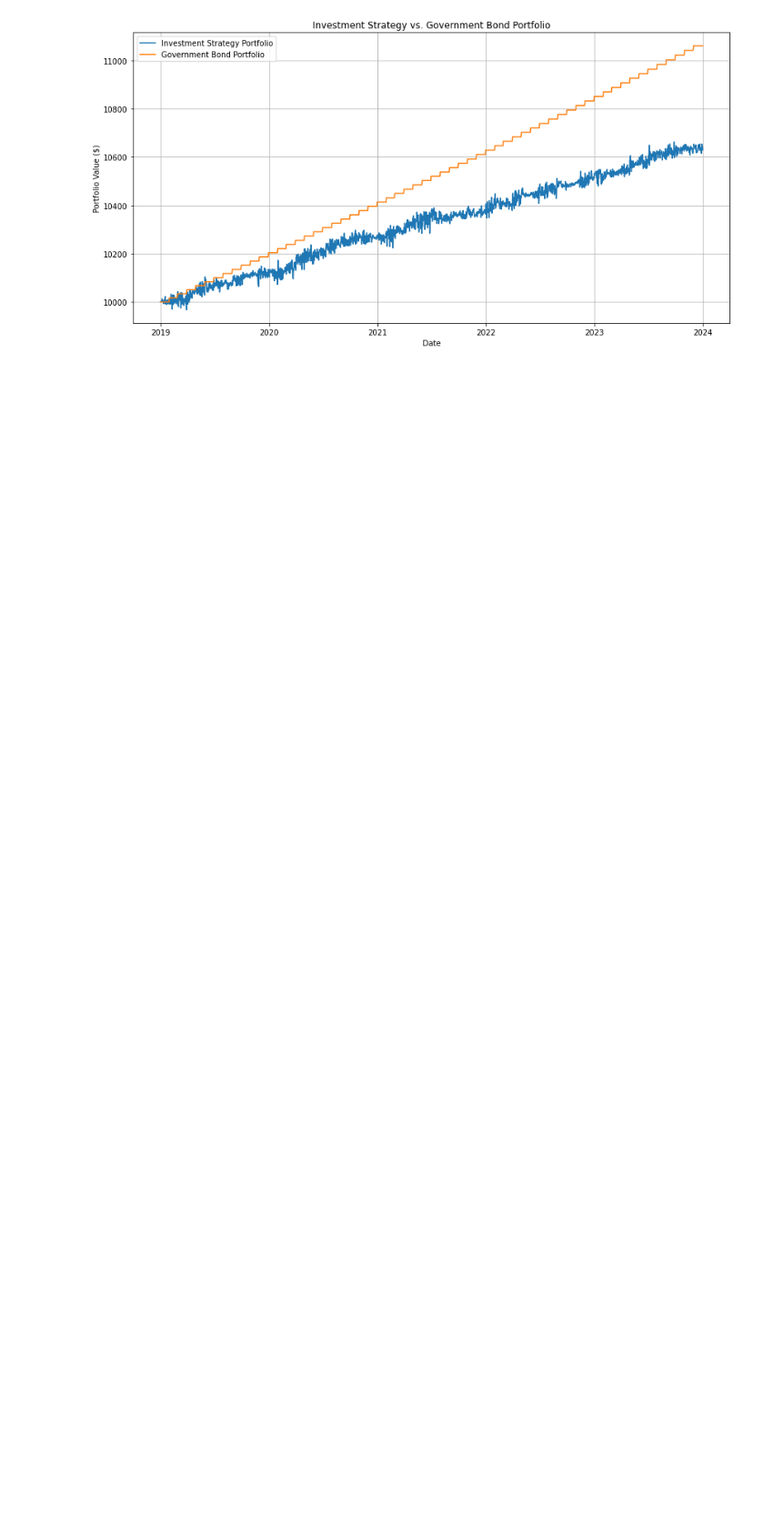
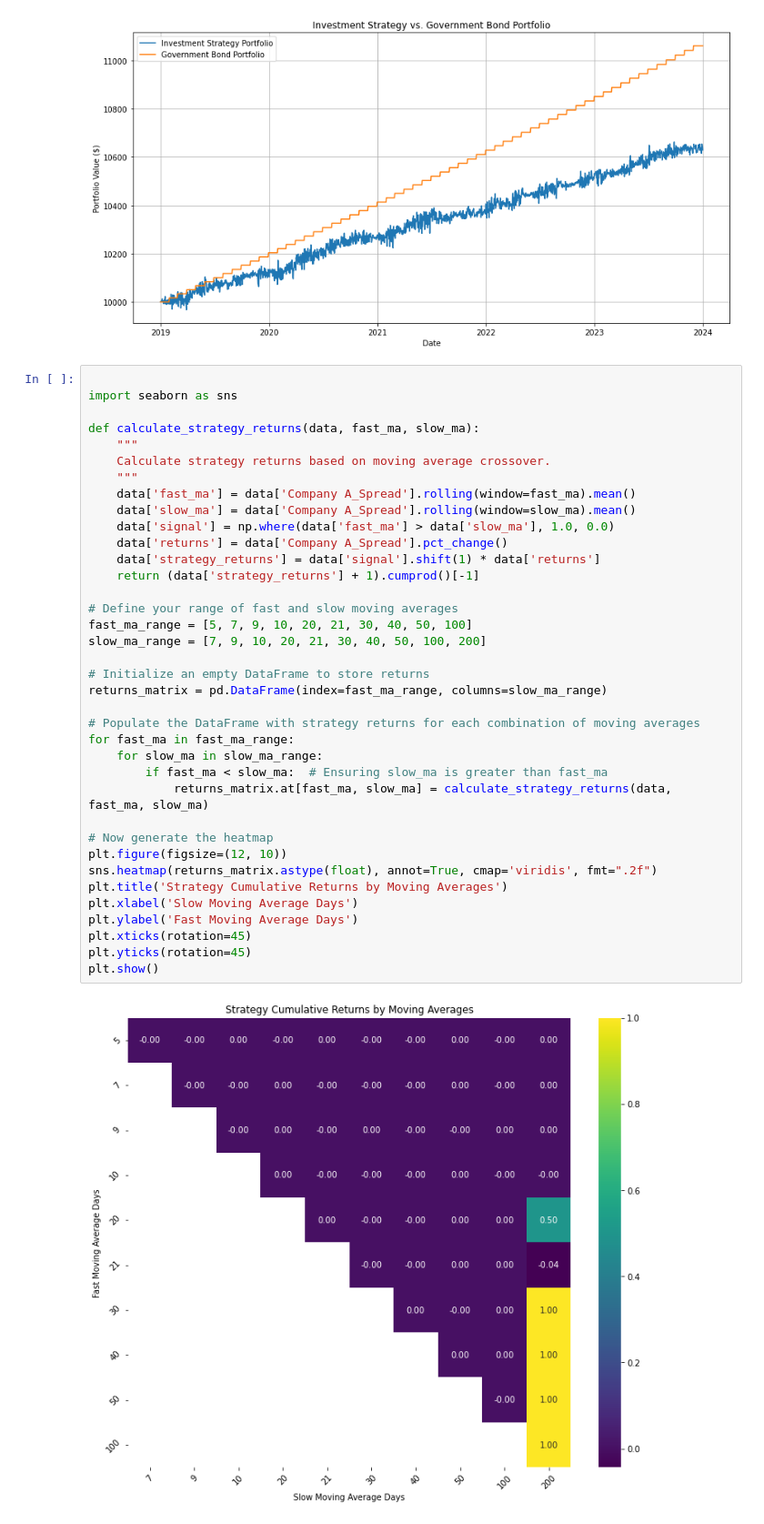
Before and after one commit to GTSF-Quantitative-Sector/fixed-income-sma, a Jupyter notebook: generated_notebook.ipynb, the cells around one changed output. Shown: that part at 91% size. Saved outputs shown, nothing was run; the diff lists cells and outputs as text; blank space fills up the shorter version.

```diff
--- a/generated_notebook.ipynb
+++ b/generated_notebook.ipynb
@@ -162,3 +162,42 @@ plt.grid(True)
 plt.show()
 # %% [output]
 [figure]
+# %%
+
+import seaborn as sns
+
+def calculate_strategy_returns(data, fast_ma, slow_ma):
+    """
+    Calculate strategy returns based on moving average crossover.
+    """
+    data['fast_ma'] = data['Company A_Spread'].rolling(window=fast_ma).mean()
+    data['slow_ma'] = data['Company A_Spread'].rolling(window=slow_ma).mean()
+    data['signal'] = np.where(data['fast_ma'] > data['slow_ma'], 1.0, 0.0)
+    data['returns'] = data['Company A_Spread'].pct_change()
+    data['strategy_returns'] = data['signal'].shift(1) * data['returns']
+    return (data['strategy_returns'] + 1).cumprod()[-1]
+
+# Define your range of fast and slow moving averages
+fast_ma_range = [5, 7, 9, 10, 20, 21, 30, 40, 50, 100]
+slow_ma_range = [7, 9, 10, 20, 21, 30, 40, 50, 100, 200]
+
+# Initialize an empty DataFrame to store returns
+returns_matrix = pd.DataFrame(index=fast_ma_range, columns=slow_ma_range)
+
+# Populate the DataFrame with strategy returns for each combination of moving averages
+for fast_ma in fast_ma_range:
+    for slow_ma in slow_ma_range:
+        if fast_ma < slow_ma:  # Ensuring slow_ma is greater than fast_ma
+            returns_matrix.at[fast_ma, slow_ma] = calculate_strategy_returns(data, fast_ma, slow_ma)
+
+# Now generate the heatmap
+plt.figure(figsize=(12, 10))
+sns.heatmap(returns_matrix.astype(float), annot=True, cmap='viridis', fmt=".2f")
+plt.title('Strategy Cumulative Returns by Moving Averages')
+plt.xlabel('Slow Moving Average Days')
+plt.ylabel('Fast Moving Average Days')
+plt.xticks(rotation=45)
+plt.yticks(rotation=45)
+plt.show()
+# %% [output]
+[figure, added]
```
Also changed, not shown: 4 other files.
